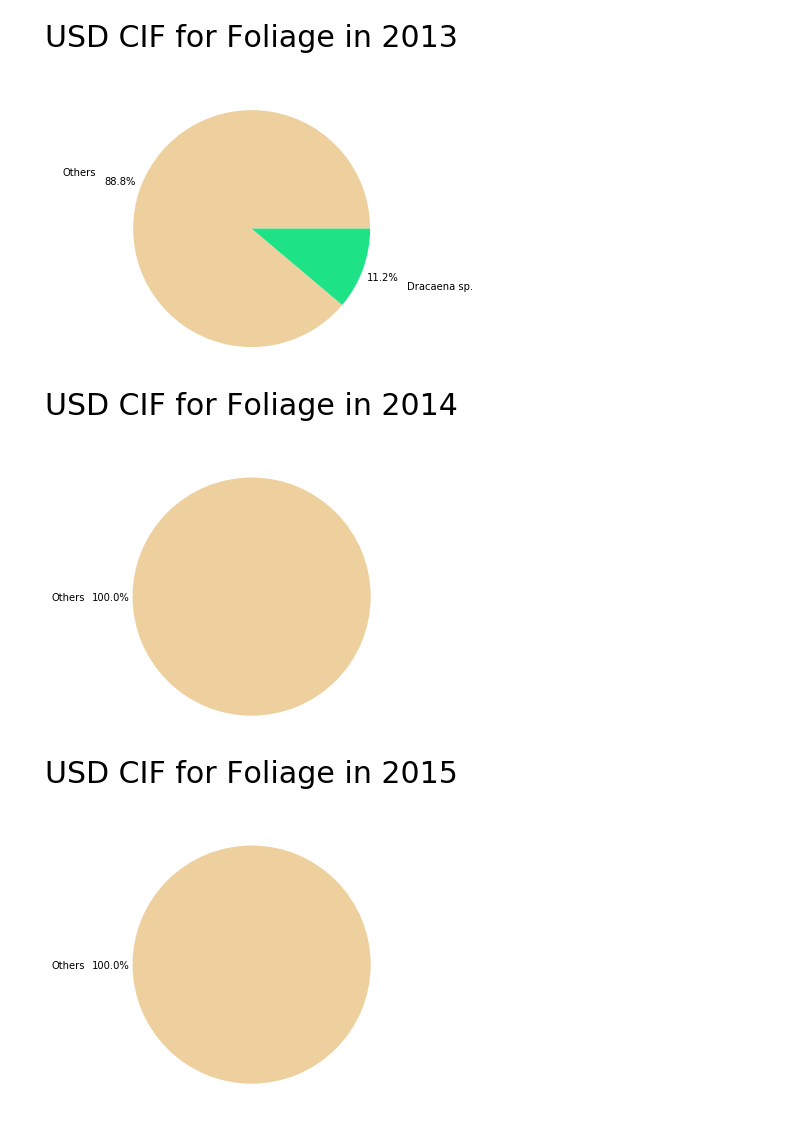
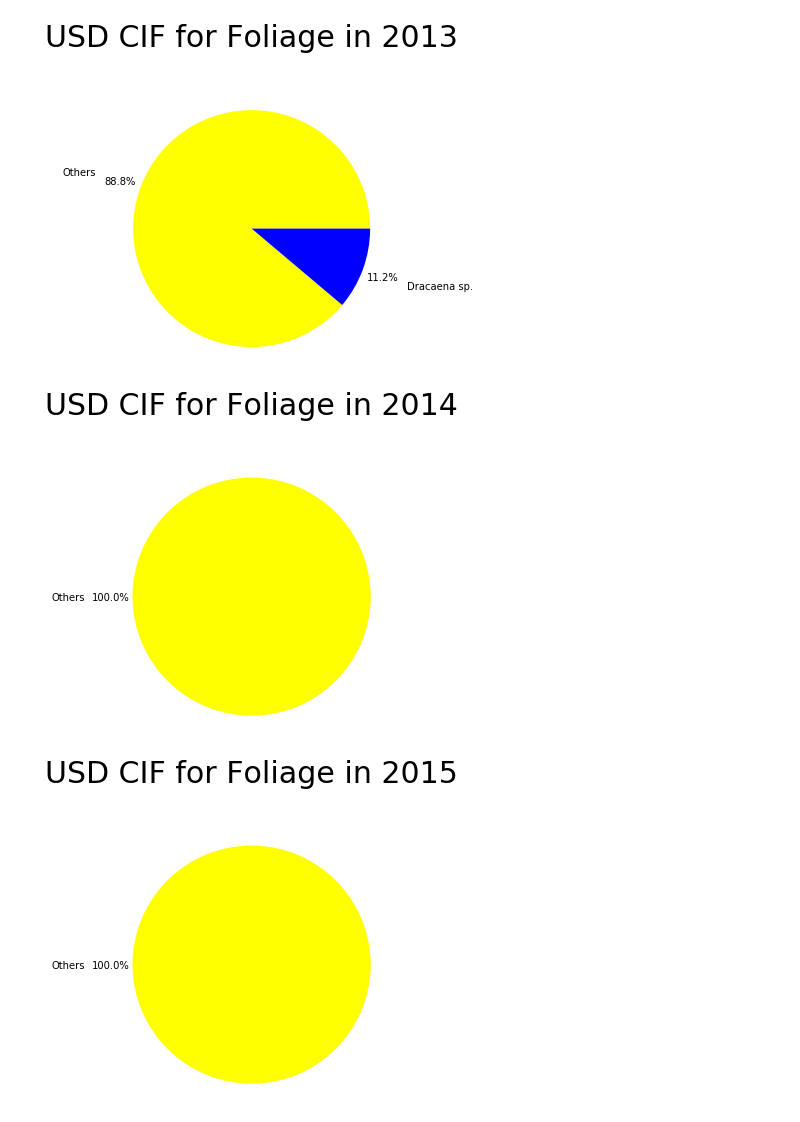
Before and after one commit to Hernan4444/DataScience-Agro, a Jupyter notebook: Question 07 - Import and Export from E Group.ipynb, the cells around one changed output. Saved outputs shown, nothing was run; the diff lists cells and outputs as text; code cells hidden in the pictures.

```diff
--- a/Question 07 - Import and Export from E Group.ipynb
+++ b/Question 07 - Import and Export from E Group.ipynb
@@ -29,10 +51,4 @@ def return_color(name):
 # %%
-filename_export = "data" + os.sep + "export" + os.sep + "all_export_with_group_and_label.txt"
-filename_import = "data" + os.sep + "import" + os.sep + "all_import_with_group_and_label.txt"
-
-usecols_export =  ["YEAR","TOTALVALORFOB", "CODIGOARANCEL", "GROUP"]
-usecols_import =  ["YEAR", "CIF", "ARANC_NAC", "GROUP"]
-
 data_import = pd.read_csv(filename_import, decimal=',',
                    sep=";", encoding="latin1", quoting=csv.QUOTE_NONE,
                    usecols = usecols_import)
@@ -44,11 +60,10 @@ data_export = pd.read_csv(filename_export, decimal=',',
 data_export["TYPE"] = "Export"
 data_import["TYPE"] = "Import"
 
+data_export = data_export[data_export["GROUP"] == "Foliage"]
+data_import = data_import[data_import["GROUP"] == "Foliage"]
 
 data_export.columns = ['USD', "CODIGO", 'YEAR', "GROUP", "TYPE"]
 data_import.columns = ['USD', "CODIGO", 'YEAR', "GROUP", "TYPE"]
 
 final_data = pd.concat([data_import, data_export])
-
-final_data = final_data[final_data["GROUP"] == "Foliage"]
-final_data[["USD", 'CODIGO', "TYPE", "YEAR"]].groupby(['CODIGO', "TYPE", "YEAR"]).sum().unstack().replace(np.nan, 0)
@@ -62,48 +81,28 @@ final_data[["USD", 'CODIGO', "TYPE", "YEAR"]].groupby(['CODIGO', "TYPE", "YEAR"]
 # %%
-def define_country(row, total):
-    if row[1] > 0.01*total:
-        return row[0]
-    return "Other Foliage"
+for year in range(2011, 2018):
+    temporal_data = data_import[data_import["YEAR"] == year]
 
-filename = "data" + os.sep + "import" + os.sep + "all_import_with_group_and_label.txt"
-usecols =  ["CIF", "ARANC_NAC", "YEAR", "GROUP"]
+    if not temporal_data.empty:
+        sums = temporal_data.groupby(['CODIGO']).sum().reset_index()
+        total = sums["USD"].sum()
 
-data = pd.read_csv(filename, decimal=',',
-                   sep=";", encoding="latin1", quoting=csv.QUOTE_NONE,
-                   usecols = usecols)
+        sums['NAME_CODE'] = sums.apply(lambda x: define_code(x, total), axis=1)
 
-for group in ["Foliage"]:
-    new_data = data[data["GROUP"] == group]
-
-    for year in range(2011, 2018):
-        temporal_data = new_data[new_data["YEAR"] == year]
-
-        if not temporal_data.empty:
-            sums = temporal_data.groupby(['ARANC_NAC']).sum().reset_index()
-            total = sums["CIF"].sum()
-
-            sums['COUNTRY'] = sums.apply(lambda x: define_country(x, total), axis=1)
-
-            aux = sums[["COUNTRY", "CIF"]].groupby("COUNTRY").sum()
-            #slices = aux.sort_values()
-
-            aux = aux.sort_values("CIF", ascending=False)
+        aux = sums[["NAME_CODE", "USD"]].groupby("NAME_CODE").sum()
+        aux = aux.sort_values("USD", ascending=False)
 
 
-            plt.pie(aux,colors= [return_color(x) for x in aux.index],
-                    autopct='%1.1f%%', pctdistance=1.18, labels = aux.index,
-                    labeldistance=1.4)
+        plt.pie(aux,colors= [generator.color(x) for x in aux.index],
+                autopct='%1.1f%%', pctdistance=1.18, labels = aux.index,
+                labeldistance=1.4)
 
 
-            # View the plot drop above
-            plt.axis('equal')
+        plt.axis('equal')
+        plt.tight_layout()
 
-            # View the plot
-            plt.tight_layout()
-            #plt.legend(aux.index, loc='upper right', bbox_to_anchor=(1.7, 1))
+        plt.title("USD CIF for Foliage in {}".format(year), fontdict ={'fontsize': 30}, y=1.18)
 
-            plt.title("USD CIF for {} in {}".format(group, year), fontdict ={'fontsize': 30}, y=1.18)
-
-            plt.savefig("USD CIF for {} in {}".format(group, year), bbox_inches='tight')
-            plt.show()
+        plt.savefig("USD CIF for Foliage in {}".format(year), bbox_inches='tight')
+        plt.show()
+generator.reset()
 # %% [output]
@@ -111,3 +110,3 @@ for group in ["Foliage"]:
-[figure, old version]
+[figure, new version]
-[figure, old version]
+[figure, new version]
-[figure, old version]
+[figure, new version]
```
Also changed, not shown: parts of 12 cells of this notebook, 3 other files.
